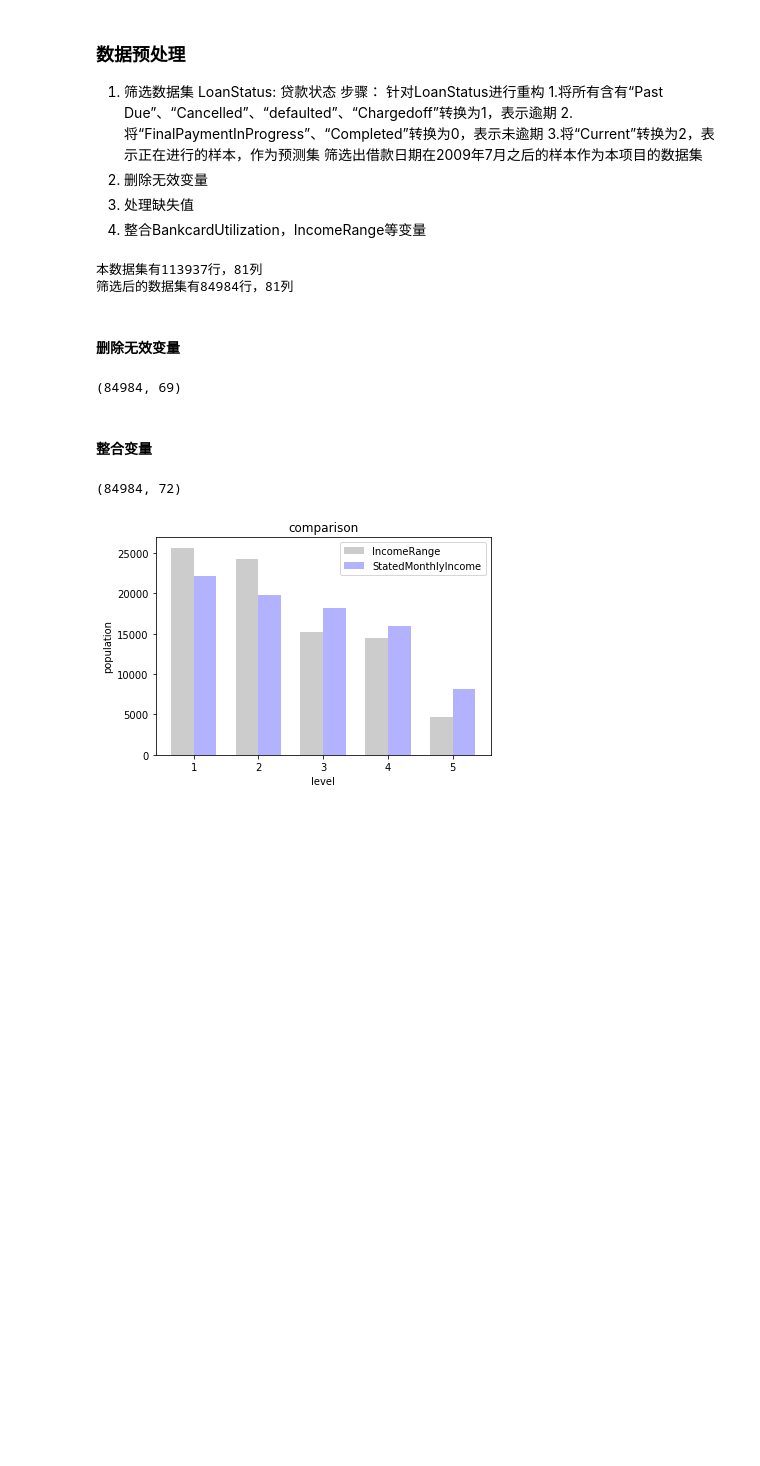
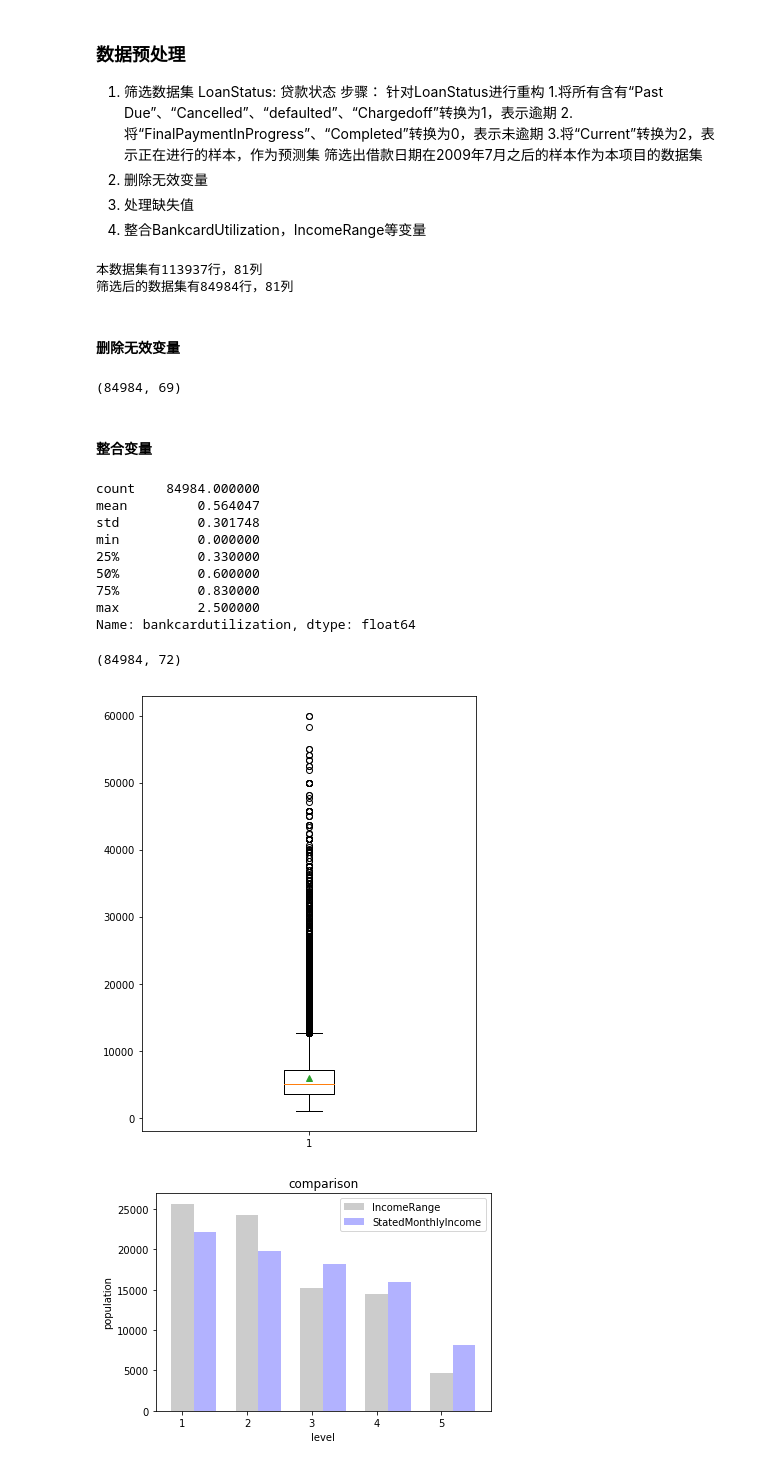
Before and after one commit to aijuandeng/-, a Jupyter notebook: load_data-task1.ipynb, the cells around one changed output. Drawn from its saved outputs; the diff is of its cells as text; code cells hidden in the pictures; blank space fills up the shorter version.

```diff
--- a/load_data-task1.ipynb
+++ b/load_data-task1.ipynb
@@ -110,27 +110,23 @@ dataset.shape
 #### 整合变量
 # %%
 %matplotlib inline
-# dataset.info()
 
 # 信用卡使用额度：BankcardUtilization
 # 将BankcardUtilization数据根据透支程度分成四组（mild use 为1; medium use 为2; heavy use 为3; super use 为4）
-# print(dataset.BankcardUtilization.describe())
+print(dataset.bankcardutilization.describe())
 section = [0,0.220000,0.540000, 0.820000,2.500000]
 labels = [1,2,3,4]
 dataset.bankcardutilization = pd.cut(dataset.bankcardutilization,section,labels=labels)
 
-
+# 是否有收入证明，对月收入的影响
 dataset.groupby('incomeverifiable').agg({'statedmonthlyincome':['min','mean','max']}).reset_index()
 # 根据是否有收入证明分组,得到的月收入情况，没有收入证明的最大值偏大，平均值偏小，有收入证明的收入更具有可信度
-# IncomeVerifiable
-# False    4539.335875
-# True     5649.850354
-# Name: StatedMonthlyIncome, dtype: float64
+
 
 # 首先查看StatedMonthlyIncome月收入数据概况，是否有异常值
 # 绘制箱线图
-
-# plt.boxplot(dataset.statedmonthlyincome[(dataset.statedmonthlyincome<=60000) & (dataset.statedmonthlyincome>1000)],showmeans=True)
+plt.figure(figsize=(6,8))
+plt.boxplot(dataset.statedmonthlyincome[(dataset.statedmonthlyincome<=60000) & (dataset.statedmonthlyincome>1000)],showmeans=True)
 # 发现较多异常值，为了减小方差，我们对贷款人的月收入进行离散化，去除极端值的影响
 # 对月收入进行离散化
 section= [0,3166,4583,6524,10000,620000]
@@ -153,55 +149,54 @@ def incomerange(IncomeRange):
         return 25000/2
     else:
         return 0
-# $25,000-49,999    8683
-# $50,000-74,999    7757
-# $75,000-99,999    4268
-# $100,000+         4233
-# $1-24,999         2040
-# Not employed       386
-# $0                  33
-# print(dataset.IncomeRange.value_counts())
+
 dataset.incomerange = dataset.incomerange.apply(incomerange)
+# 用均值填充缺失值
 dataset.incomerange.fillna(value=dataset.incomerange.mean(),inplace=True)
+# 是否有收入证明，对年收入的影响
+dataset.groupby('incomeverifiable').agg({'incomerange':['min','mean','max']}).reset_index()
+# 发现对比月收入，年收入会更可靠一些，后期将删除月收入保留年收入
 
-dataset.groupby('incomeverifiable').agg({'incomerange':['min','mean','max']}).reset_index()
 section= [0,12500,37499.5,62499.5,87499.5,100000.0]
 # # 1代表超低收入，2代表低收入，3代表中收入，4代表高收入，5代表超高收入
 labels = [1,2,3,4,5]
 dataset.incomerange = pd.cut(dataset.incomerange,section,labels=labels)
-# print(dataset.incomerange.value_counts())
-# 2    8683
-# 3    7757
-# 4    4268
-# 5    4233
-# 1    2040
-# Name: IncomeRange, dtype: int64
-# 发现对比月收入，年收入会更可靠一些，后期将删除月收入保留年收入
 
 # 查看月收入水平和年收入水平的分布情况
+plt.figure()
 ind = np.arange(len(dataset.incomerange.value_counts()))
 width = 0.35
 
 incomerange = plt.bar(ind,dataset.incomerange.value_counts(),width,color="k",alpha=0.2,label="IncomeRange")
 statedmonthlyincome = plt.bar(ind+width,dataset.statedmonthlyincome.value_counts(),width,color="b",alpha=0.30,label="StatedMonthlyIncome")
 plt.ylabel("population")
 plt.xlabel("level")
 plt.title("comparison")
-locations= ind+width/2
+locations= ind
 labels = ['1', '2', '3', '4', '5']
 plt.xticks(locations,labels)
 plt.xlim()
 plt.legend()
 # 由于切分的规则不同,月收入分布的更均匀一些
 # 年收入中处于超低收入区间的人数偏多,收入水平越高,人数越少,
 # 但是年收入的各个水平之间的差距更大,月收入因为极端值偏多,大部分人都处于4000-6000之间
 ## 删除'StatedMonthlyIncome'月收入特征,是否有收入证明,职业,地址状态等
 dataset.drop(columns=['statedmonthlyincome','incomeverifiable','borrowerstate','prosperrating (alpha)'],axis=1,inplace=True)
 ## 将分类变量BankcardUtilization，IncomeRange转化为数值变量
 dataset = pd.get_dummies(dataset,columns=['bankcardutilization','incomerange'],prefix=["bankcardutilization_level_","incomerange_level_"])
 dataset.shape
 # (84984, 72)
 # %% [output]
-(84984, 72)
+count    84984.000000
+mean         0.564047
+std          0.301748
+min          0.000000
+25%          0.330000
+50%          0.600000
+75%          0.830000
+max          2.500000
+Name: bankcardutilization, dtype: float64
+(84984, 72)
-[figure, old version]
+[figure, new version]
+[figure, added]
 # %%
```
Also changed, not shown: parts of 4 cells of this notebook.
